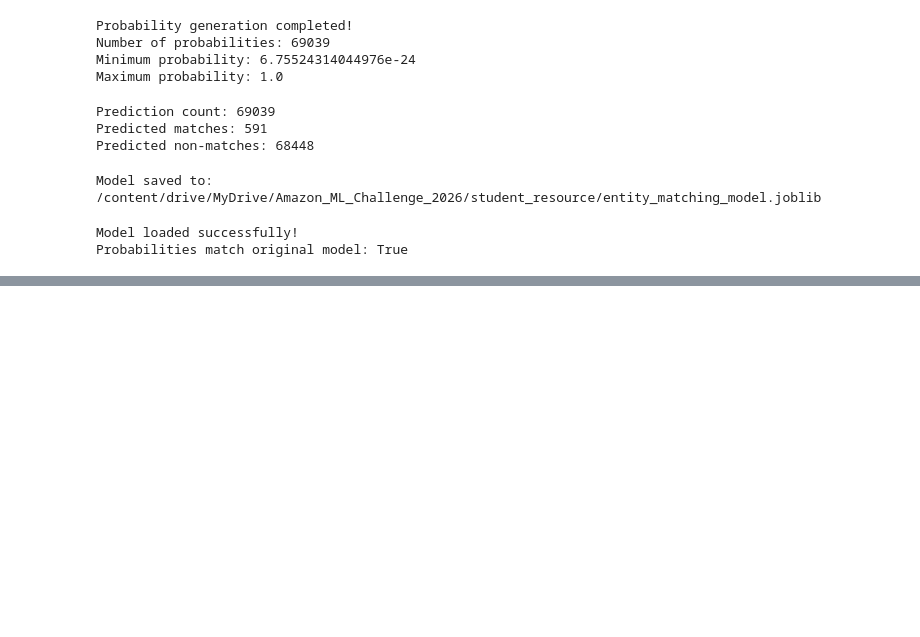
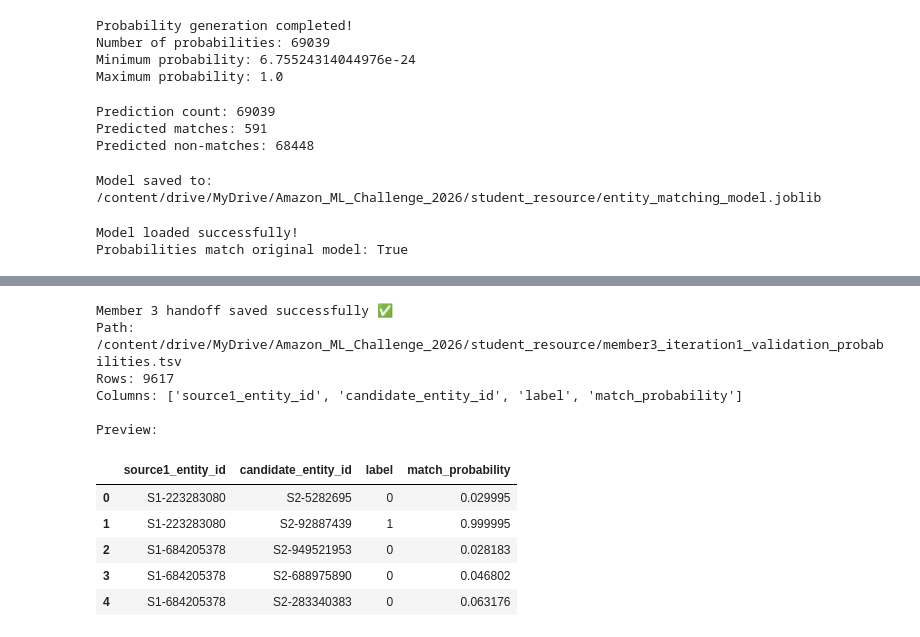
Before and after one commit to niharikagadhiraju12-boop/DataFlux, a Jupyter notebook: notebooks/04_model.ipynb, the cells around one changed output, grey strips where cells are left out. Drawn from its saved outputs; the diff is of its cells as text; code cells hidden in the pictures; blank space fills up the shorter version.

```diff
--- a/notebooks/04_model.ipynb
+++ b/notebooks/04_model.ipynb
@@ -1016,0 +2168,9 @@ Probabilities match original model: True
+# %%
+iter1_val_features["match_probability"] = (
+    matching_model.predict_proba(X_val)[:, 1]
+)
+
+print("Validation probabilities generated ✅")
+print(
+    iter1_val_features["match_probability"].describe()
+)
@@ -1016,0 +2188,41 @@ Probabilities match original model: True
+# %%
+HANDOFF_PATH = (
+    "/content/drive/MyDrive/"
+    "Amazon_ML_Challenge_2026/student_resource/"
+    "member3_iteration1_validation_probabilities.tsv"
+)
+
+member3_handoff = iter1_val_features[
+    [
+        "source1_entity_id",
+        "candidate_entity_id",
+        "label",
+        "match_probability"
+    ]
+].copy()
+
+member3_handoff.to_csv(
+    HANDOFF_PATH,
+    sep="\t",
+    index=False
+)
+
+print("Member 3 handoff saved successfully ✅")
+print("Path:", HANDOFF_PATH)
+print("Rows:", len(member3_handoff))
+print("Columns:", list(member3_handoff.columns))
+print("\nPreview:")
+display(member3_handoff.head())
+# %% [output]
+Member 3 handoff saved successfully ✅
+Path: /content/drive/MyDrive/Amazon_ML_Challenge_2026/student_resource/member3_iteration1_validation_probabilities.tsv
+Rows: 9617
+Columns: ['source1_entity_id', 'candidate_entity_id', 'label', 'match_probability']
+
+Preview:
+|  | source1_entity_id | candidate_entity_id | label | match_probability |
+| 0 | S1-223283080 | S2-5282695 | 0 | 0.029995 |
+| 1 | S1-223283080 | S2-92887439 | 1 | 0.999995 |
+| 2 | S1-684205378 | S2-949521953 | 0 | 0.028183 |
+| 3 | S1-684205378 | S2-688975890 | 0 | 0.046802 |
+| 4 | S1-684205378 | S2-283340383 | 0 | 0.063176 |
```
Also changed, not shown: parts of 45 cells of this notebook.
